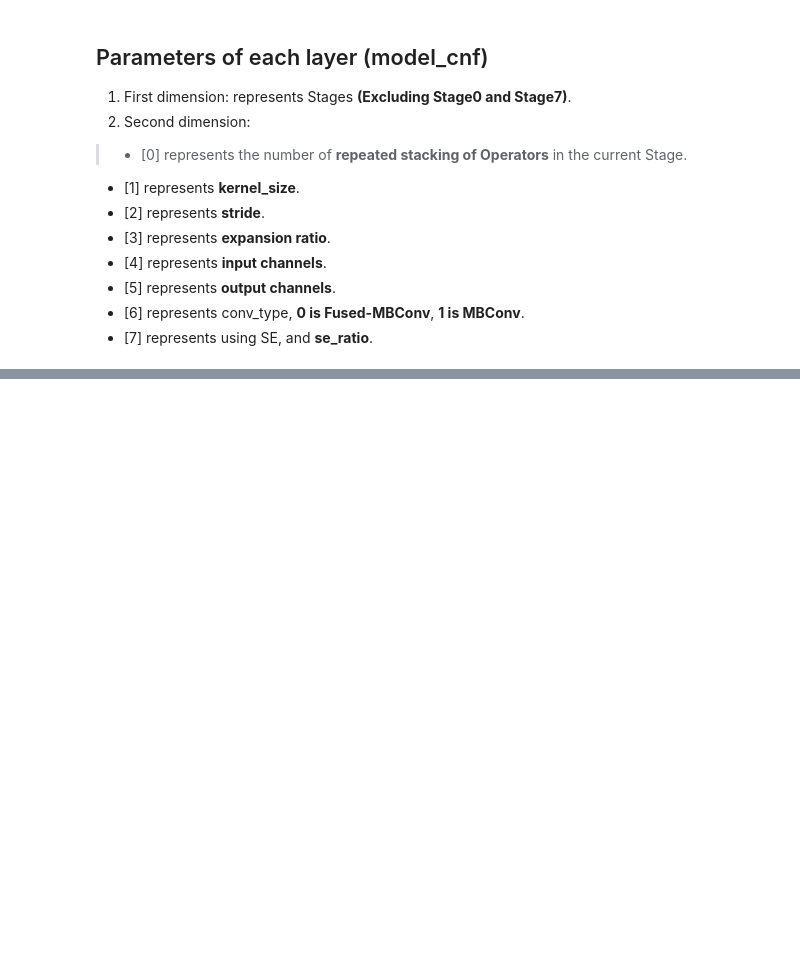
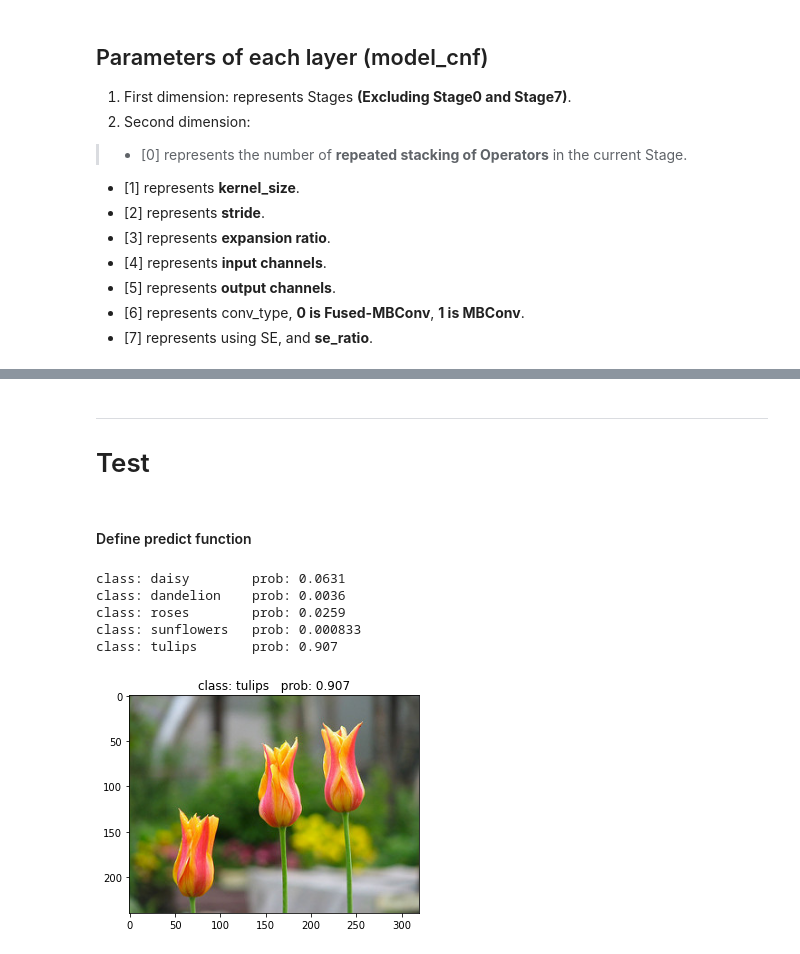
Before and after one commit to Zhi0927/EfficientNetV2_Pytorch, a Jupyter notebook: EfficentNetV2.ipynb, the cells around one changed output, grey strips where cells are left out. Saved outputs shown, nothing was run; the diff lists cells and outputs as text; code cells hidden in the pictures; blank space fills up the shorter version.

Commit message:
complete training script 2021.12.21

```diff
--- a/EfficentNetV2.ipynb
+++ b/EfficentNetV2.ipynb
@@ -647,0 +814,4 @@ class MyDataSet(Dataset):
+# %%
+img_size = {"s": [300, 384],
+            "m": [384, 480],
+            "l": [384, 480]}
@@ -647,0 +878,15 @@ class MyDataSet(Dataset):
+# %%
+if type_model.casefold() == 's':
+    model = efficientnetv2_s(num_classes = num_classes).to(device)
+    print("Use EfficientnetV2_S")
+
+elif type_model.casefold() == 'm':
+    model = efficientnetv2_m(num_classes = num_classes).to(device)
+    print("Use EfficientnetV2_M")
+
+elif type_model.casefold() == 'l':
+    model = efficientnetv2_l(num_classes = num_classes).to(device)
+    print("Use EfficientnetV2_L")
+
+else:
+    raise ValueError("Cannot be empty, or input type format error!")
@@ -647,0 +897,9 @@ class MyDataSet(Dataset):
+# %%
+if weights_path != "":
+    if os.path.exists(weights_path):
+        weights_dict = torch.load(weights_path, map_location = device)
+        load_weights_dict = {k: v for k, v in weights_dict.items()
+                             if model.state_dict()[k].numel() == v.numel()}
+        print(model.load_state_dict(load_weights_dict, strict = False))
+    else:
+        raise FileNotFoundError(f"not found weights file: {weights_path}")
@@ -719,10 +928,0 @@ def read_split_data(root: str, val_rate: float = 0.2):
-# %%
- data_transform = {
-        "train": transforms.Compose([transforms.RandomResizedCrop(img_size[num_model][0]),
-                                     transforms.RandomHorizontalFlip(),
-                                     transforms.ToTensor(),
-                                     transforms.Normalize([0.5, 0.5, 0.5], [0.5, 0.5, 0.5])]),
-        "val": transforms.Compose([transforms.Resize(img_size[num_model][1]),
-                                   transforms.CenterCrop(img_size[num_model][1]),
-                                   transforms.ToTensor(),
-                                   transforms.Normalize([0.5, 0.5, 0.5], [0.5, 0.5, 0.5])])}
@@ -728,0 +1057,6 @@ def read_split_data(root: str, val_rate: float = 0.2):
+# %% [markdown]
+---
+
+# Test
+# %% [markdown]
+#### Define predict function
@@ -728,0 +1111,11 @@ def read_split_data(root: str, val_rate: float = 0.2):
+# %%
+predict_model(img        = "./dataset/flower_photos/tulips/146884869_b1a8fa9c4e_n.jpg",
+              label_json = './class_indices.json',
+              weights    = "./weights/model-29.pth", )
+# %% [output]
+class: daisy        prob: 0.0631
+class: dandelion    prob: 0.0036
+class: roses        prob: 0.0259
+class: sunflowers   prob: 0.000833
+class: tulips       prob: 0.907
+[figure, added]
```
Also changed, not shown: parts of 47 cells of this notebook, 7 other files.
